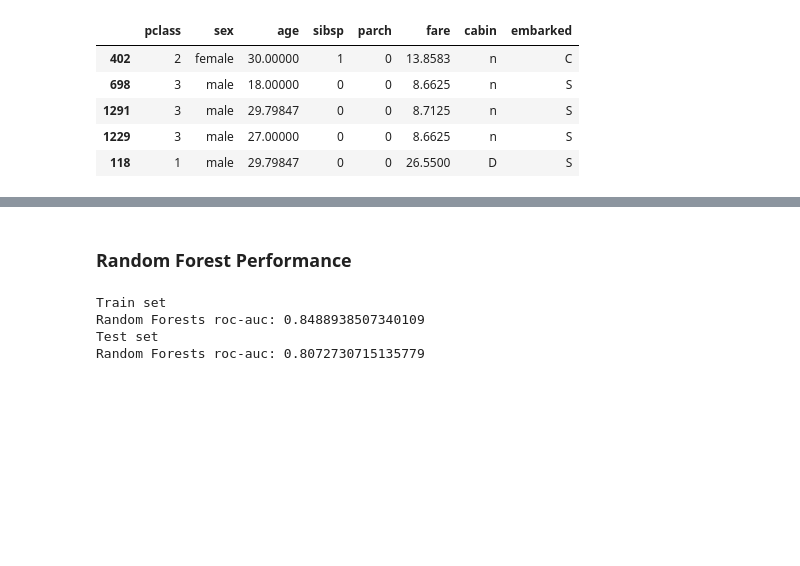
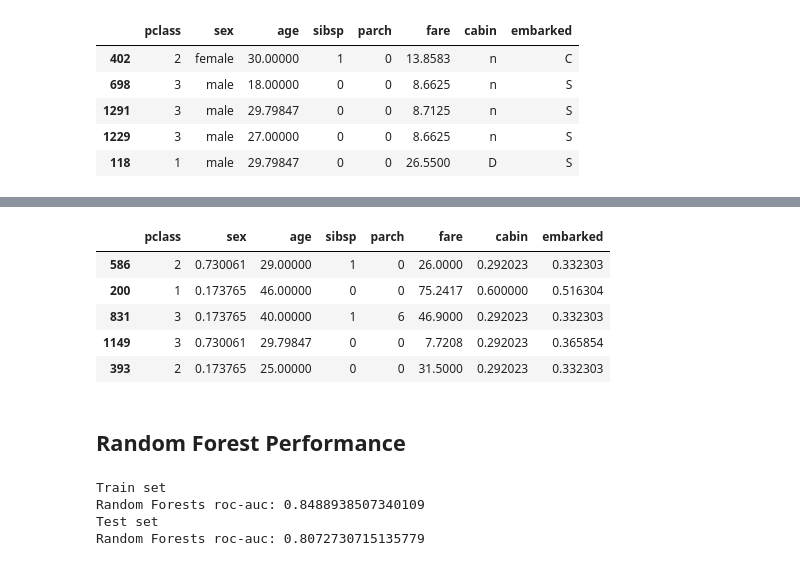
Before and after one commit to solegalli/feature-engineering-for-machine-learning, a Jupyter notebook: Section-09-Categorical-Encoding-Monotonic/Comparison-categorical-encoding-techniques.ipynb, the cells around one changed output, grey strips where cells are left out. Saved outputs shown, nothing was run; the diff lists cells and outputs as text; code cells hidden in the pictures; blank space fills up the shorter version.

```diff
--- a/Section-09-Categorical-Encoding-Monotonic/Comparison-categorical-encoding-techniques.ipynb
+++ b/Section-09-Categorical-Encoding-Monotonic/Comparison-categorical-encoding-techniques.ipynb
@@ -286,5 +231,14 @@ X_train_mean.head()
+# %%
+X_test_mean.head()
+# %% [output]
+|  | pclass | sex | age | sibsp | parch | fare | cabin | embarked |
+| 586 | 2 | 0.730061 | 29.00000 | 1 | 0 | 26.0000 | 0.292023 | 0.332303 |
+| 200 | 1 | 0.173765 | 46.00000 | 0 | 0 | 75.2417 | 0.600000 | 0.516304 |
+| 831 | 3 | 0.173765 | 40.00000 | 1 | 6 | 46.9000 | 0.292023 | 0.332303 |
+| 1149 | 3 | 0.730061 | 29.79847 | 0 | 0 | 7.7208 | 0.292023 | 0.365854 |
+| 393 | 2 | 0.173765 | 25.00000 | 0 | 0 | 31.5000 | 0.292023 | 0.332303 |
 # %% [markdown]
-### Random Forest Performance
+## Random Forest Performance
 # %%
 # create a function to build random forests and compare performance in train and test set
 
```
Also changed, not shown: parts of 24 cells of this notebook.
